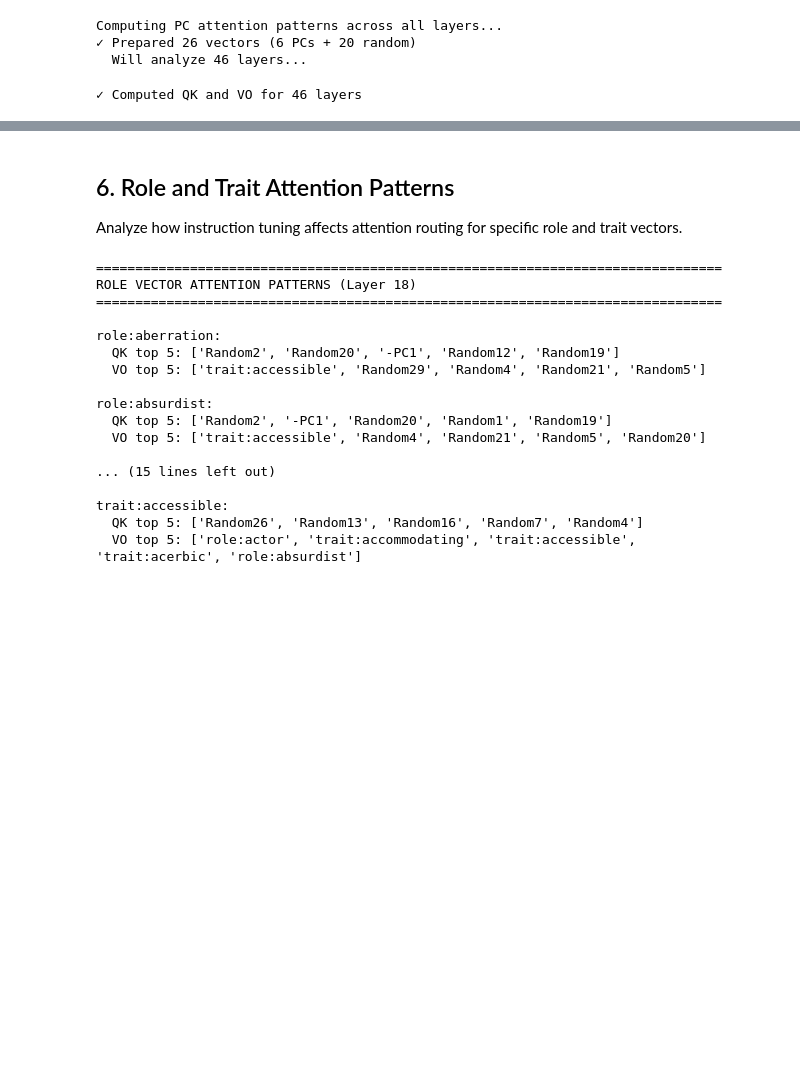
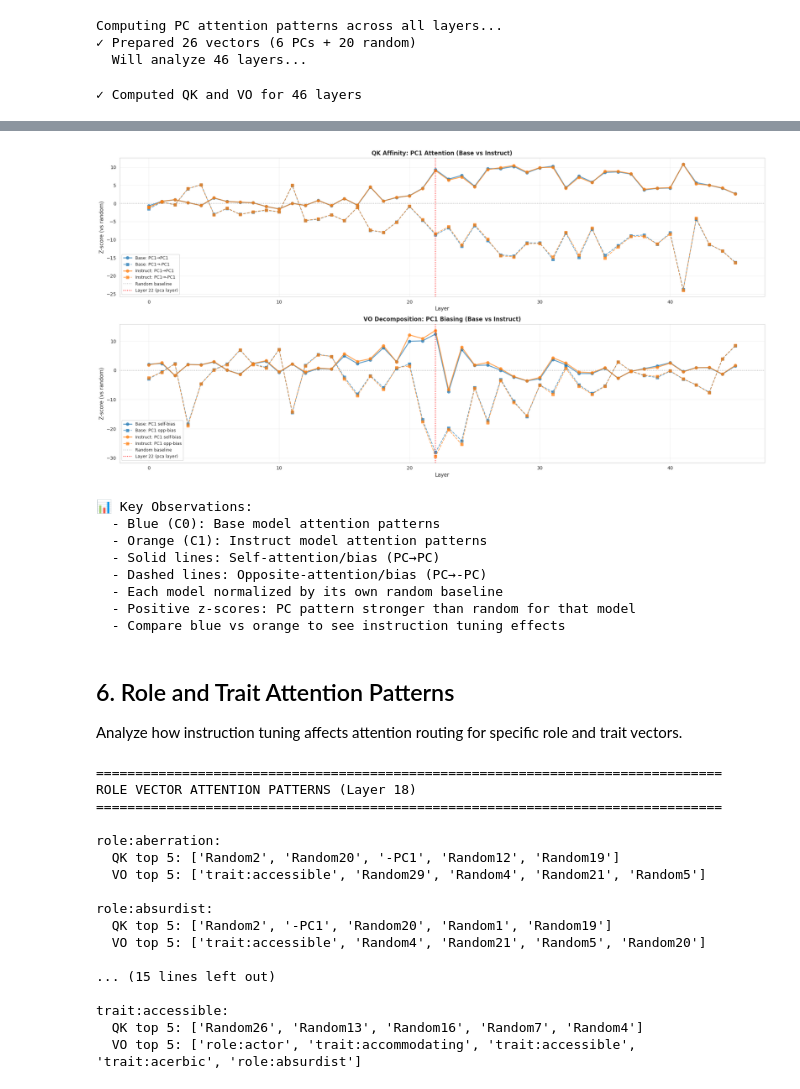
Before and after one commit to GallagherCommaJack/chatspace, a Jupyter notebook: notebooks/gemma2_attention_analysis.ipynb, the cells around one changed output, grey strips where cells are left out. Drawn from its saved outputs; the diff is of its cells as text; code cells hidden in the pictures; blank space fills up the shorter version.

```diff
--- a/notebooks/gemma2_attention_analysis.ipynb
+++ b/notebooks/gemma2_attention_analysis.ipynb
@@ -433,10 +437,17 @@ print(f"  Each normalized by {len(random_indices_all)} random vectors through th
 # %%
 # Visualize base vs instruct attention patterns
-fig, axes = plt.subplots(2, 3, figsize=(20, 10))
+
+plot_pcs = ["PC1", "PC2", "PC3"]
+plot_pcs = ["PC1"]
+
+fig, axes = plt.subplots(2, len(plot_pcs), figsize=(20, 10))
 
 # QK Affinity plots (top row)
-for i, pc in enumerate(["PC1", "PC2", "PC3"]):
-    ax = axes[0, i]
+for i, pc in enumerate(plot_pcs):
+    if len(plot_pcs) == 1:
+        ax = axes[0]
+    else:
+        ax = axes[0, i]
 
     # Plot base model
     ax.plot(all_layers, qk_zscores_base[pc]["self"], "o-",
@@ -451,6 +462,7 @@ for i, pc in enumerate(["PC1", "PC2", "PC3"]):
             label=f"Instruct: {pc}→-{pc}", linewidth=1.5, alpha=0.7, color="C1")
 
     ax.axhline(0, color="gray", linestyle=":", alpha=0.5, label="Random baseline")
+    ax.axvline(22, color="red", linestyle=":", alpha=1.0, label="Layer 22 (pca layer)")
     ax.set_xlabel("Layer", fontsize=11)
     ax.set_ylabel("Z-score (vs random)", fontsize=11)
     ax.set_title(f"QK Affinity: {pc} Attention (Base vs Instruct)", fontsize=12, fontweight="bold")
@@ -458,36 +470,50 @@ for i, pc in enumerate(["PC1", "PC2", "PC3"]):
     ax.grid(True, alpha=0.3)
 
 # VO Decomposition plots (bottom row)
-for i, pc in enumerate(["PC1", "PC2", "PC3"]):
-    ax = axes[1, i]
+for i, pc in enumerate(plot_pcs):
+    if len(plot_pcs) == 1:
+        ax = axes[1]
+    else:
+        ax = axes[1, i]
 
     # Plot base model
     ax.plot(all_layers, vo_zscores_base[pc]["self"], "o-",
             label=f"Base: {pc} self-bias", linewidth=2, alpha=0.7, color="C0")
     ax.plot(all_layers, vo_zscores_base[pc]["opposite"], "s--",
             label=f"Base: {pc} opp-bias", linewidth=1.5, alpha=0.7, color="C0")
 
     # Plot instruct model
     ax.plot(all_layers, vo_zscores_inst[pc]["self"], "o-",
             label=f"Instruct: {pc} self-bias", linewidth=2, alpha=0.7, color="C1")
     ax.plot(all_layers, vo_zscores_inst[pc]["opposite"], "s--",
             label=f"Instruct: {pc} opp-bias", linewidth=1.5, alpha=0.7, color="C1")
 
     ax.axhline(0, color="gray", linestyle=":", alpha=0.5, label="Random baseline")
+    ax.axvline(22, color="red", linestyle=":", alpha=1.0, label="Layer 22 (pca layer)")
     ax.set_xlabel("Layer", fontsize=11)
     ax.set_ylabel("Z-score (vs random)", fontsize=11)
     ax.set_title(f"VO Decomposition: {pc} Biasing (Base vs Instruct)", fontsize=12, fontweight="bold")
     ax.legend(fontsize=9, loc="best")
     ax.grid(True, alpha=0.3)
 
 plt.tight_layout()
 plt.show()
 
 print(f"\n📊 Key Observations:")
 print(f"  - Blue (C0): Base model attention patterns")
 print(f"  - Orange (C1): Instruct model attention patterns")
 print(f"  - Solid lines: Self-attention/bias (PC→PC)")
 print(f"  - Dashed lines: Opposite-attention/bias (PC→-PC)")
 print(f"  - Each model normalized by its own random baseline")
 print(f"  - Positive z-scores: PC pattern stronger than random for that model")
 print(f"  - Compare blue vs orange to see instruction tuning effects")
+# %% [output]
+[figure, added]
+📊 Key Observations:
+  - Blue (C0): Base model attention patterns
+  - Orange (C1): Instruct model attention patterns
+  - Solid lines: Self-attention/bias (PC→PC)
+  - Dashed lines: Opposite-attention/bias (PC→-PC)
+  - Each model normalized by its own random baseline
+  - Positive z-scores: PC pattern stronger than random for that model
+  - Compare blue vs orange to see instruction tuning effects
```
Also changed, not shown: parts of 2 cells of this notebook.
